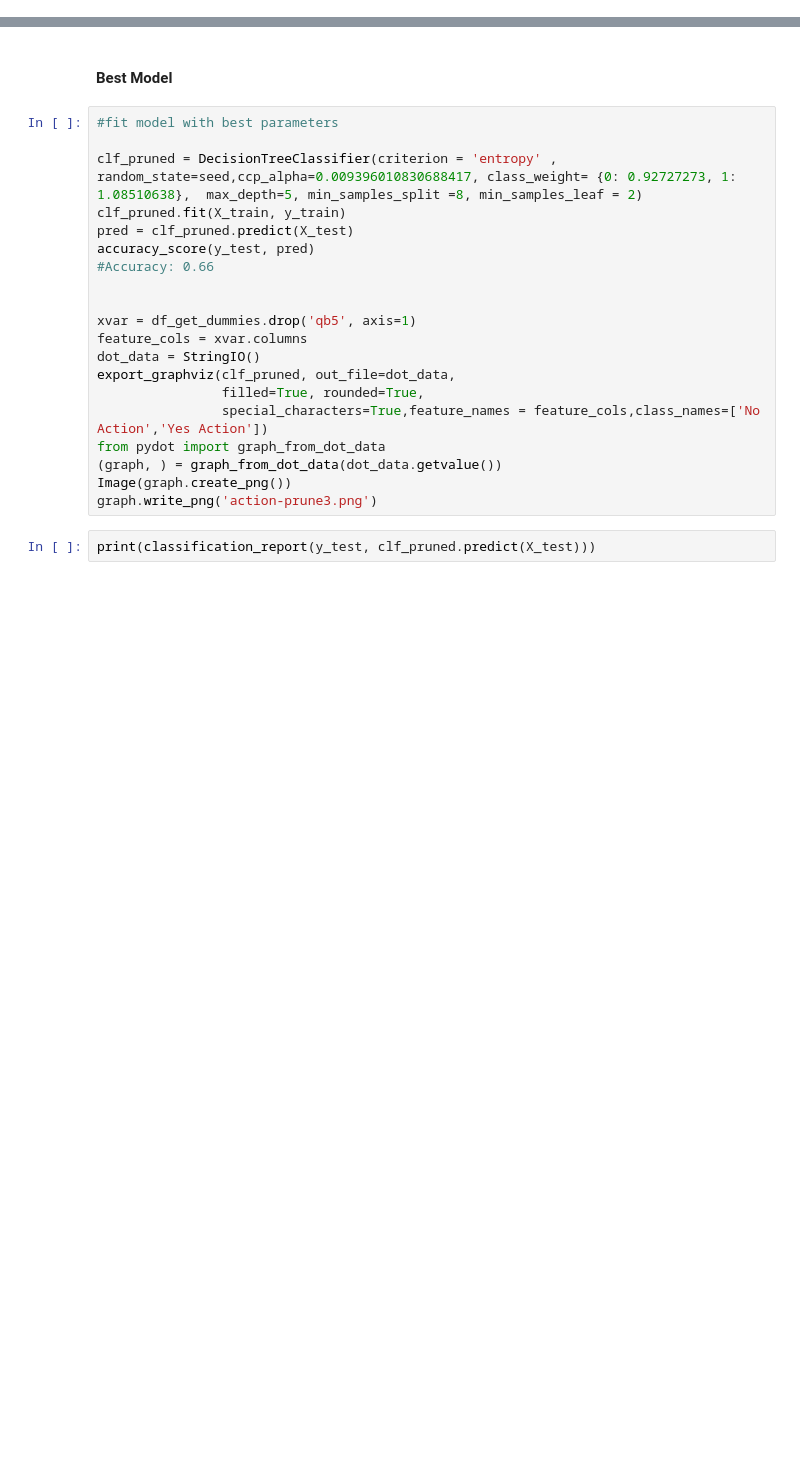
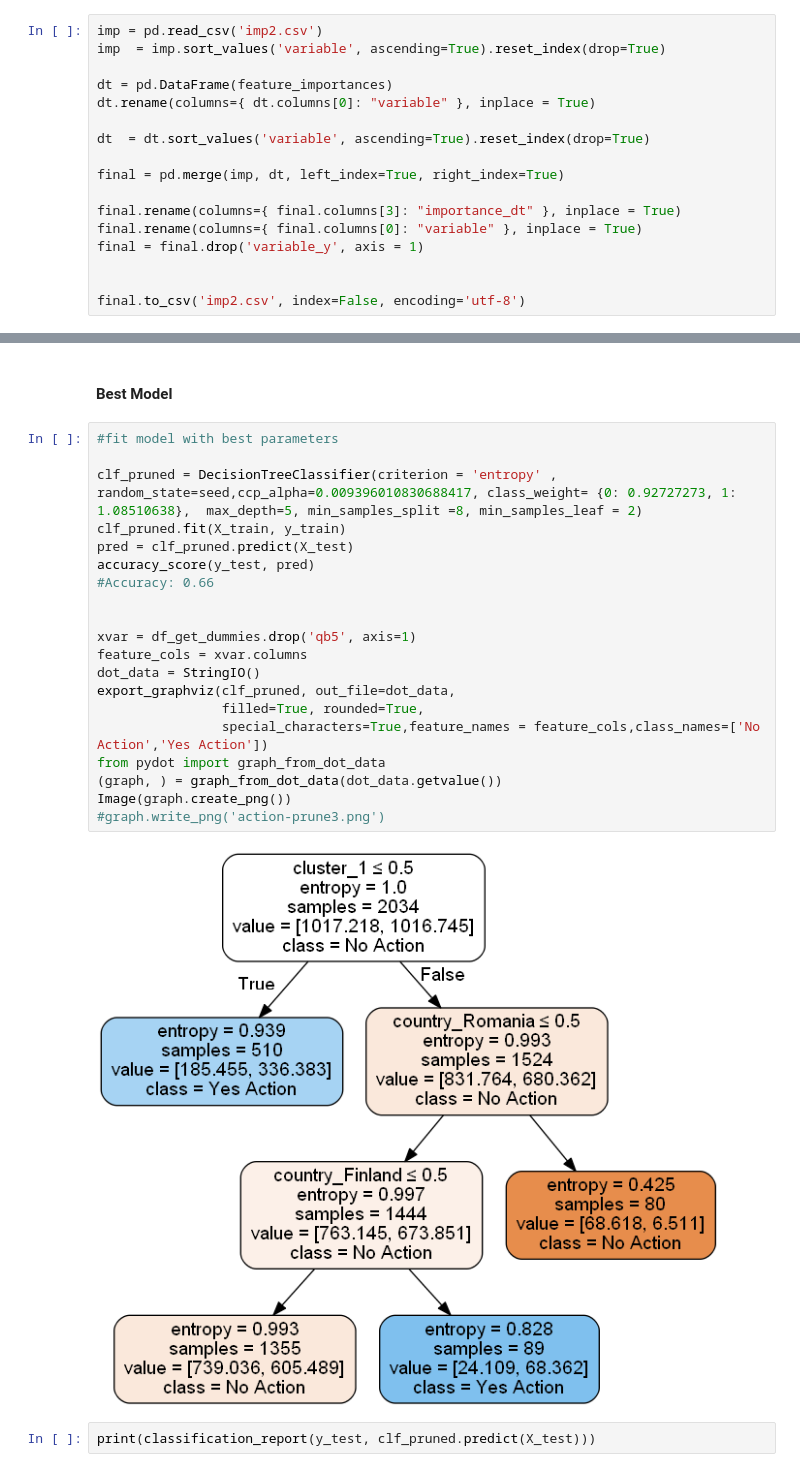
Before and after one commit to claudiagiuspoli/pro-environmental-behaviour, a Jupyter notebook: deciosn tree.ipynb, the cells around one changed output, grey strips where cells are left out. Drawn from its saved outputs; the diff is of its cells as text; blank space fills up the shorter version.

```diff
--- a/deciosn tree.ipynb
+++ b/deciosn tree.ipynb
@@ -611,3 +590,20 @@ feature_importances
+# %%
+imp = pd.read_csv('imp2.csv')
+imp  = imp.sort_values('variable', ascending=True).reset_index(drop=True)
+
+dt = pd.DataFrame(feature_importances)
+dt.rename(columns={ dt.columns[0]: "variable" }, inplace = True)
+
+dt  = dt.sort_values('variable', ascending=True).reset_index(drop=True)
+
+final = pd.merge(imp, dt, left_index=True, right_index=True)
+
+final.rename(columns={ final.columns[3]: "importance_dt" }, inplace = True)
+final.rename(columns={ final.columns[0]: "variable" }, inplace = True)
+final = final.drop('variable_y', axis = 1)
+
+
+final.to_csv('imp2.csv', index=False, encoding='utf-8')
 # %%
 y_score2 = dt_classifier.best_estimator_.predict_proba(X_test)[:,1]
 false_positive_rate2, true_positive_rate2, threshold2 = roc_curve(y_test, y_score2)
@@ -801,23 +797,25 @@ DecisionTreeClassifier(ccp_alpha=0.009396010830688417,
 # %%
 #fit model with best parameters
 
 clf_pruned = DecisionTreeClassifier(criterion = 'entropy' , random_state=seed,ccp_alpha=0.009396010830688417, class_weight= {0: 0.92727273, 1: 1.08510638},  max_depth=5, min_samples_split =8, min_samples_leaf = 2)
 clf_pruned.fit(X_train, y_train)
 pred = clf_pruned.predict(X_test)
 accuracy_score(y_test, pred)
 #Accuracy: 0.66
 
 
 xvar = df_get_dummies.drop('qb5', axis=1)
 feature_cols = xvar.columns
 dot_data = StringIO()
 export_graphviz(clf_pruned, out_file=dot_data,
                 filled=True, rounded=True,
                 special_characters=True,feature_names = feature_cols,class_names=['No Action','Yes Action'])
 from pydot import graph_from_dot_data
 (graph, ) = graph_from_dot_data(dot_data.getvalue())
 Image(graph.create_png())
-graph.write_png('action-prune3.png')
+#graph.write_png('action-prune3.png')
+# %% [output]
+[figure, added]
 # %%
 print(classification_report(y_test, clf_pruned.predict(X_test)))
 # %% [output]
```
Also changed, not shown: parts of 5 cells of this notebook, 9 other files.
